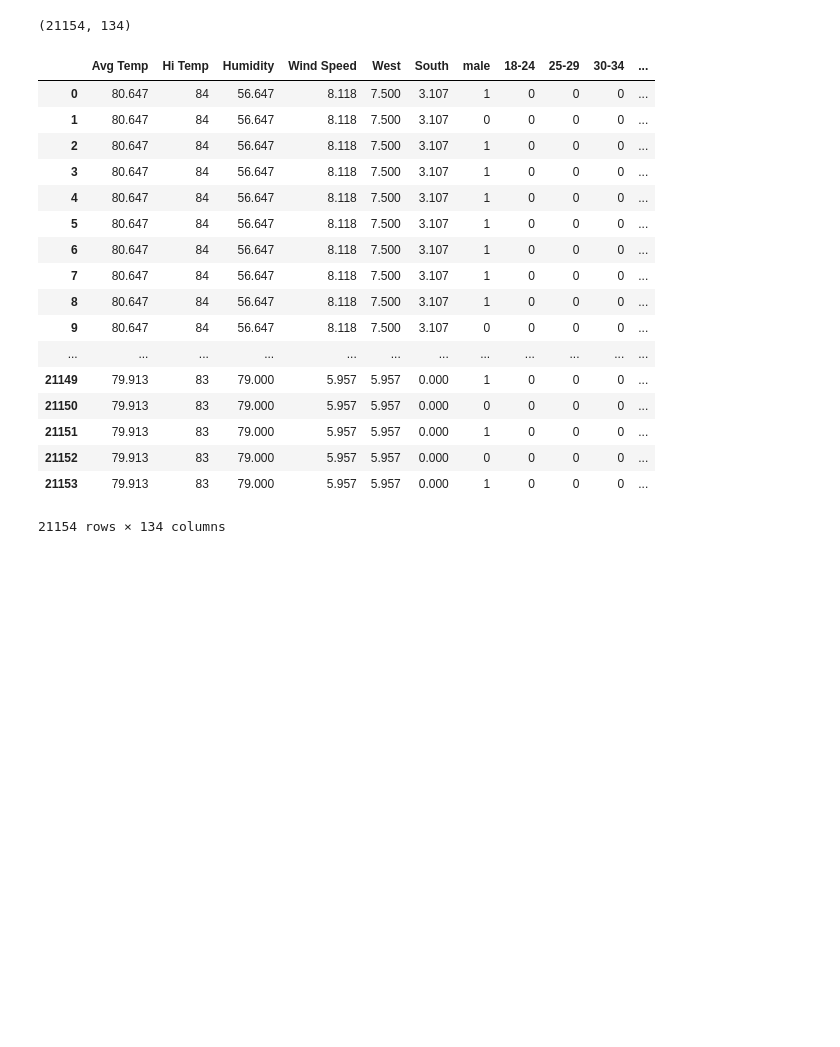
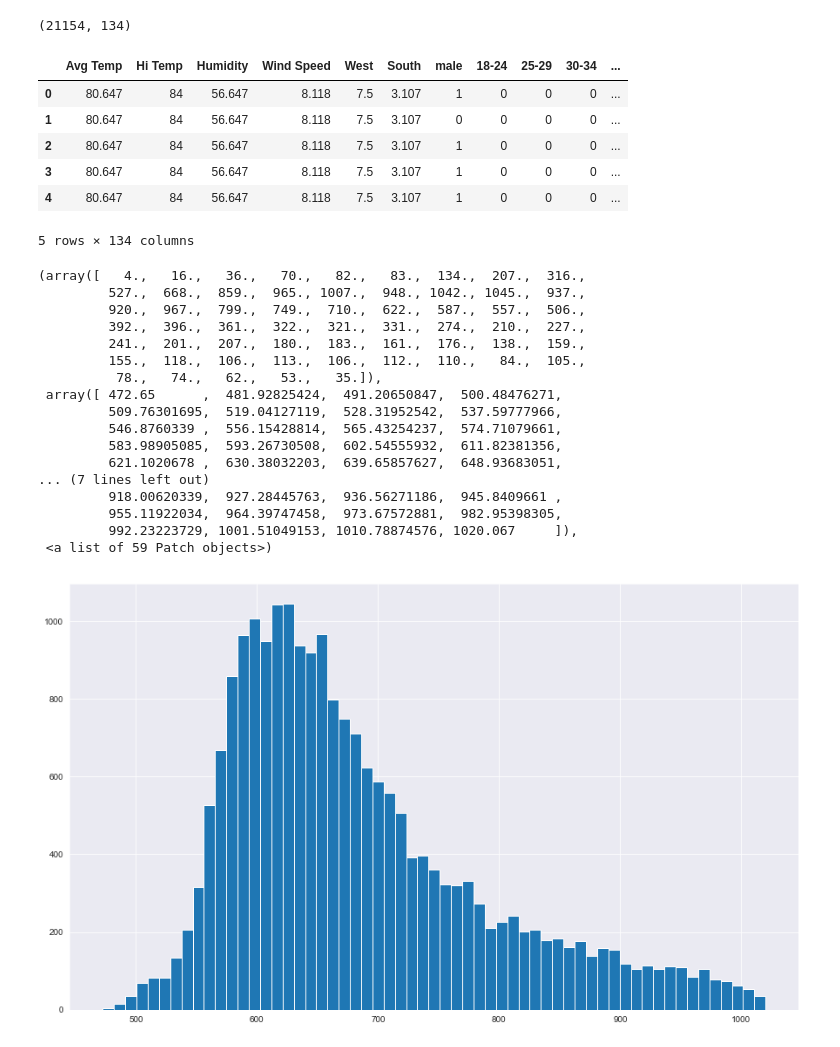
Before and after one commit to AdamLiscia/Ironman, a Jupyter notebook: Untitled1.ipynb, the cells around one changed output. Drawn from its saved outputs; the diff is of its cells as text; code cells hidden in the pictures; blank space fills up the shorter version.

Commit message:
Graphs!!!!

```diff
--- a/Untitled1.ipynb
+++ b/Untitled1.ipynb
@@ -123,23 +123,12 @@ features.shape
 # %% [output]
 (21154, 134)
 # %%
-features
+features.head()
 # %% [output]
 |  | Avg Temp | Hi Temp | Humidity | Wind Speed | West | South | male | 18-24 | 25-29 | 30-34 | ... |
-| 0 | 80.647 | 84 | 56.647 | 8.118 | 7.500 | 3.107 | 1 | 0 | 0 | 0 | ... |
-| 1 | 80.647 | 84 | 56.647 | 8.118 | 7.500 | 3.107 | 0 | 0 | 0 | 0 | ... |
-| 2 | 80.647 | 84 | 56.647 | 8.118 | 7.500 | 3.107 | 1 | 0 | 0 | 0 | ... |
-| 3 | 80.647 | 84 | 56.647 | 8.118 | 7.500 | 3.107 | 1 | 0 | 0 | 0 | ... |
-| 4 | 80.647 | 84 | 56.647 | 8.118 | 7.500 | 3.107 | 1 | 0 | 0 | 0 | ... |
-| 5 | 80.647 | 84 | 56.647 | 8.118 | 7.500 | 3.107 | 1 | 0 | 0 | 0 | ... |
-| 6 | 80.647 | 84 | 56.647 | 8.118 | 7.500 | 3.107 | 1 | 0 | 0 | 0 | ... |
-| 7 | 80.647 | 84 | 56.647 | 8.118 | 7.500 | 3.107 | 1 | 0 | 0 | 0 | ... |
-| 8 | 80.647 | 84 | 56.647 | 8.118 | 7.500 | 3.107 | 1 | 0 | 0 | 0 | ... |
-| 9 | 80.647 | 84 | 56.647 | 8.118 | 7.500 | 3.107 | 0 | 0 | 0 | 0 | ... |
-| ... | ... | ... | ... | ... | ... | ... | ... | ... | ... | ... | ... |
-| 21149 | 79.913 | 83 | 79.000 | 5.957 | 5.957 | 0.000 | 1 | 0 | 0 | 0 | ... |
-| 21150 | 79.913 | 83 | 79.000 | 5.957 | 5.957 | 0.000 | 0 | 0 | 0 | 0 | ... |
-| 21151 | 79.913 | 83 | 79.000 | 5.957 | 5.957 | 0.000 | 1 | 0 | 0 | 0 | ... |
-| 21152 | 79.913 | 83 | 79.000 | 5.957 | 5.957 | 0.000 | 0 | 0 | 0 | 0 | ... |
-| 21153 | 79.913 | 83 | 79.000 | 5.957 | 5.957 | 0.000 | 1 | 0 | 0 | 0 | ... |
+| 0 | 80.647 | 84 | 56.647 | 8.118 | 7.5 | 3.107 | 1 | 0 | 0 | 0 | ... |
+| 1 | 80.647 | 84 | 56.647 | 8.118 | 7.5 | 3.107 | 0 | 0 | 0 | 0 | ... |
+| 2 | 80.647 | 84 | 56.647 | 8.118 | 7.5 | 3.107 | 1 | 0 | 0 | 0 | ... |
+| 3 | 80.647 | 84 | 56.647 | 8.118 | 7.5 | 3.107 | 1 | 0 | 0 | 0 | ... |
+| 4 | 80.647 | 84 | 56.647 | 8.118 | 7.5 | 3.107 | 1 | 0 | 0 | 0 | ... |
-21154 rows × 134 columns
+5 rows × 134 columns
@@ -145,0 +144,22 @@ features
+# %%
+plt.figure(figsize = (15,9))
+plt.hist(target_finish, bins = 'auto')
+# %% [output]
+(array([   4.,   16.,   36.,   70.,   82.,   83.,  134.,  207.,  316.,
+         527.,  668.,  859.,  965., 1007.,  948., 1042., 1045.,  937.,
+         920.,  967.,  799.,  749.,  710.,  622.,  587.,  557.,  506.,
+         392.,  396.,  361.,  322.,  321.,  331.,  274.,  210.,  227.,
+         241.,  201.,  207.,  180.,  183.,  161.,  176.,  138.,  159.,
+         155.,  118.,  106.,  113.,  106.,  112.,  110.,   84.,  105.,
+          78.,   74.,   62.,   53.,   35.]),
+ array([ 472.65      ,  481.92825424,  491.20650847,  500.48476271,
+         509.76301695,  519.04127119,  528.31952542,  537.59777966,
+         546.8760339 ,  556.15428814,  565.43254237,  574.71079661,
+         583.98905085,  593.26730508,  602.54555932,  611.82381356,
+         621.1020678 ,  630.38032203,  639.65857627,  648.93683051,
+... (7 lines left out)
+         918.00620339,  927.28445763,  936.56271186,  945.8409661 ,
+         955.11922034,  964.39747458,  973.67572881,  982.95398305,
+         992.23223729, 1001.51049153, 1010.78874576, 1020.067     ]),
+ <a list of 59 Patch objects>)
+[figure, added]
```
Also changed, not shown: parts of 6 cells of this notebook.
